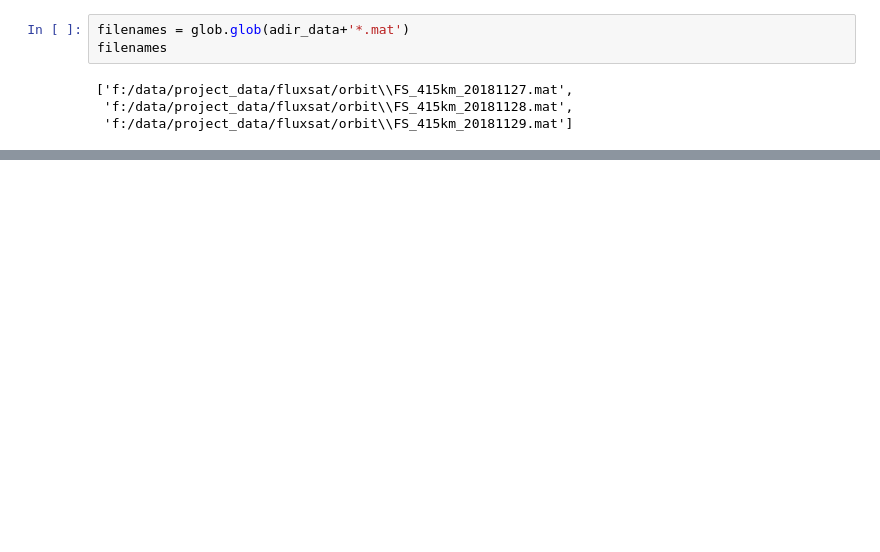
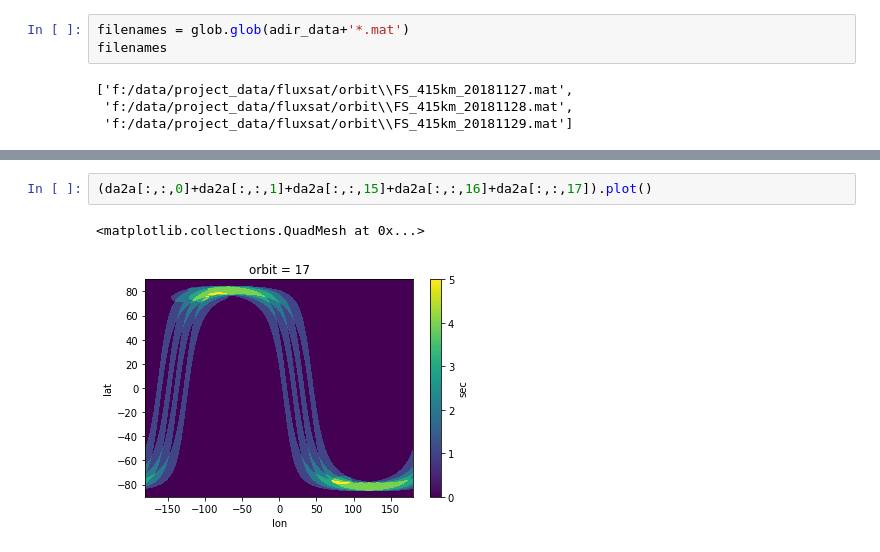
Before and after one commit to cgentemann/cloud_science, a Jupyter notebook: Cloud_testing/revisit_time_shannon.ipynb, the cells around one changed output, grey strips where cells are left out. Drawn from its saved outputs; the diff is of its cells as text; blank space fills up the shorter version.

```diff
--- a/Cloud_testing/revisit_time_shannon.ipynb
+++ b/Cloud_testing/revisit_time_shannon.ipynb
@@ -53,0 +136,5 @@ ds_err = xr.Dataset({'err_year': (['lat', 'lon'],  tem['combinedSD'].transpose()
+# %%
+(da2a[:,:,0]+da2a[:,:,1]+da2a[:,:,15]+da2a[:,:,16]+da2a[:,:,17]).plot()
+# %% [output]
+<matplotlib.collections.QuadMesh at 0x...>
+[figure, added]
```
Also changed, not shown: parts of 15 cells of this notebook.
